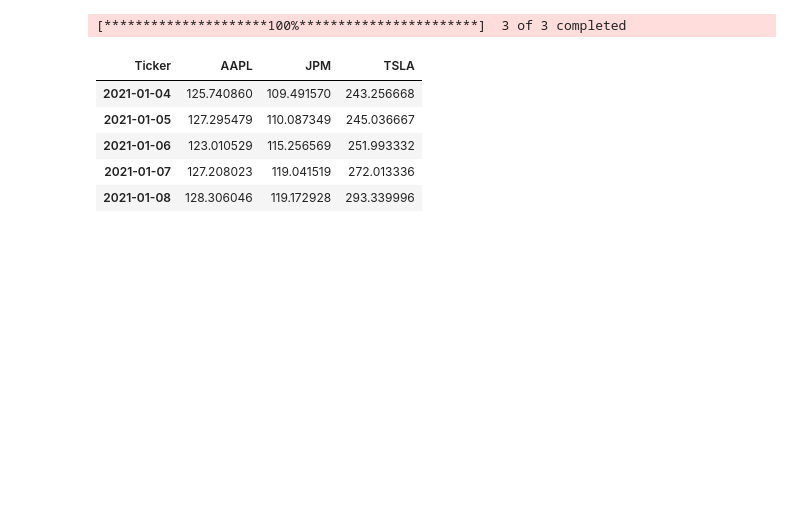
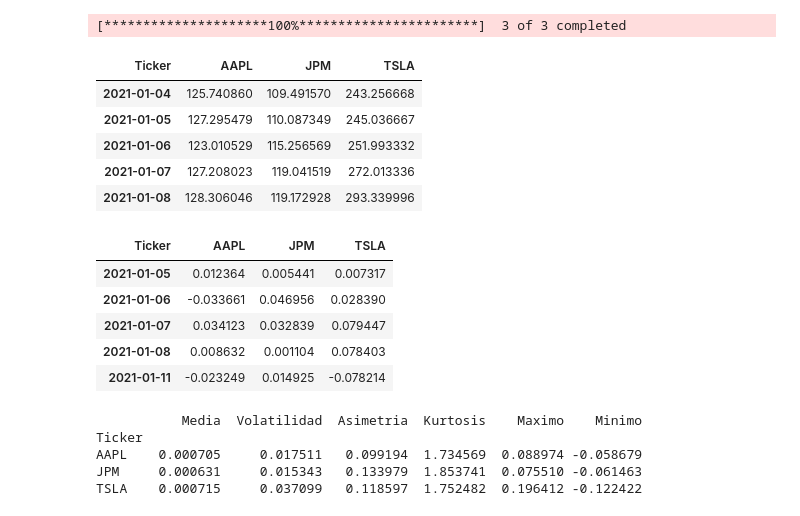
Before and after one commit to Antoniacifuentes/ds_finance_cifuentes, a Jupyter notebook: notebooks/analisis_financiero.ipynb, the cells around one changed output. Cells and saved outputs as stored; diff of their text form; code cells hidden in the pictures; blank space fills up the shorter version.

```diff
--- a/notebooks/analisis_financiero.ipynb
+++ b/notebooks/analisis_financiero.ipynb
@@ -26,3 +26,24 @@ precios.head()
 | 2021-01-06 | 123.010529 | 115.256569 | 251.993332 |
 | 2021-01-07 | 127.208023 | 119.041519 | 272.013336 |
 | 2021-01-08 | 128.306046 | 119.172928 | 293.339996 |
+# %%
+retornos = calcula_retornos(precios)
+
+retornos.head()
+# %% [output]
+| Ticker | AAPL | JPM | TSLA |
+| 2021-01-05 | 0.012364 | 0.005441 | 0.007317 |
+| 2021-01-06 | -0.033661 | 0.046956 | 0.028390 |
+| 2021-01-07 | 0.034123 | 0.032839 | 0.079447 |
+| 2021-01-08 | 0.008632 | 0.001104 | 0.078403 |
+| 2021-01-11 | -0.023249 | 0.014925 | -0.078214 |
+# %%
+resumen = resumen_estadistico_retornos(retornos)
+
+print(resumen)
+# %% [output]
+           Media  Volatilidad  Asimetria  Kurtosis    Maximo    Minimo
+Ticker
+AAPL    0.000705     0.017511   0.099194  1.734569  0.088974 -0.058679
+JPM     0.000631     0.015343   0.133979  1.853741  0.075510 -0.061463
+TSLA    0.000715     0.037099   0.118597  1.752482  0.196412 -0.122422
```
Also changed, not shown: parts of 2 cells of this notebook.
